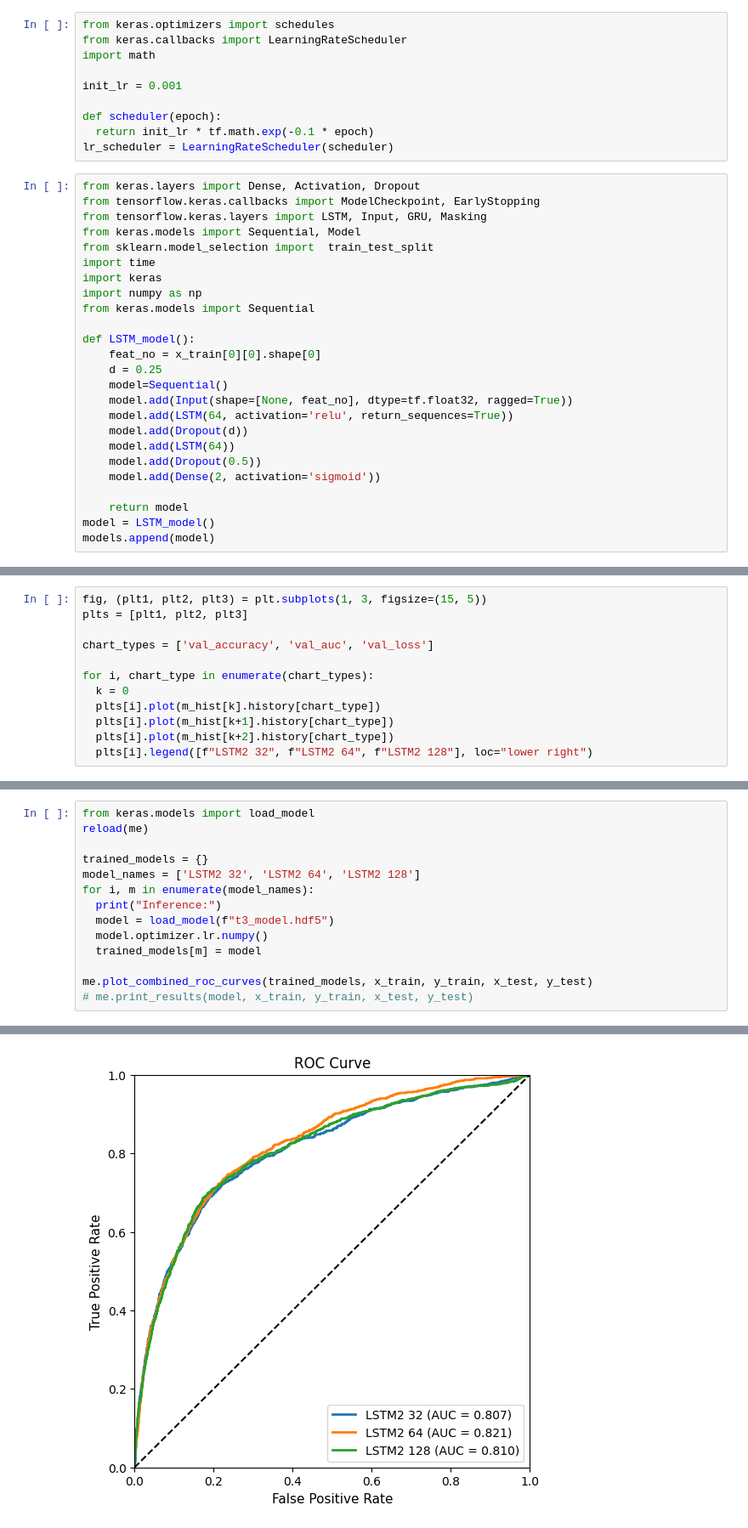
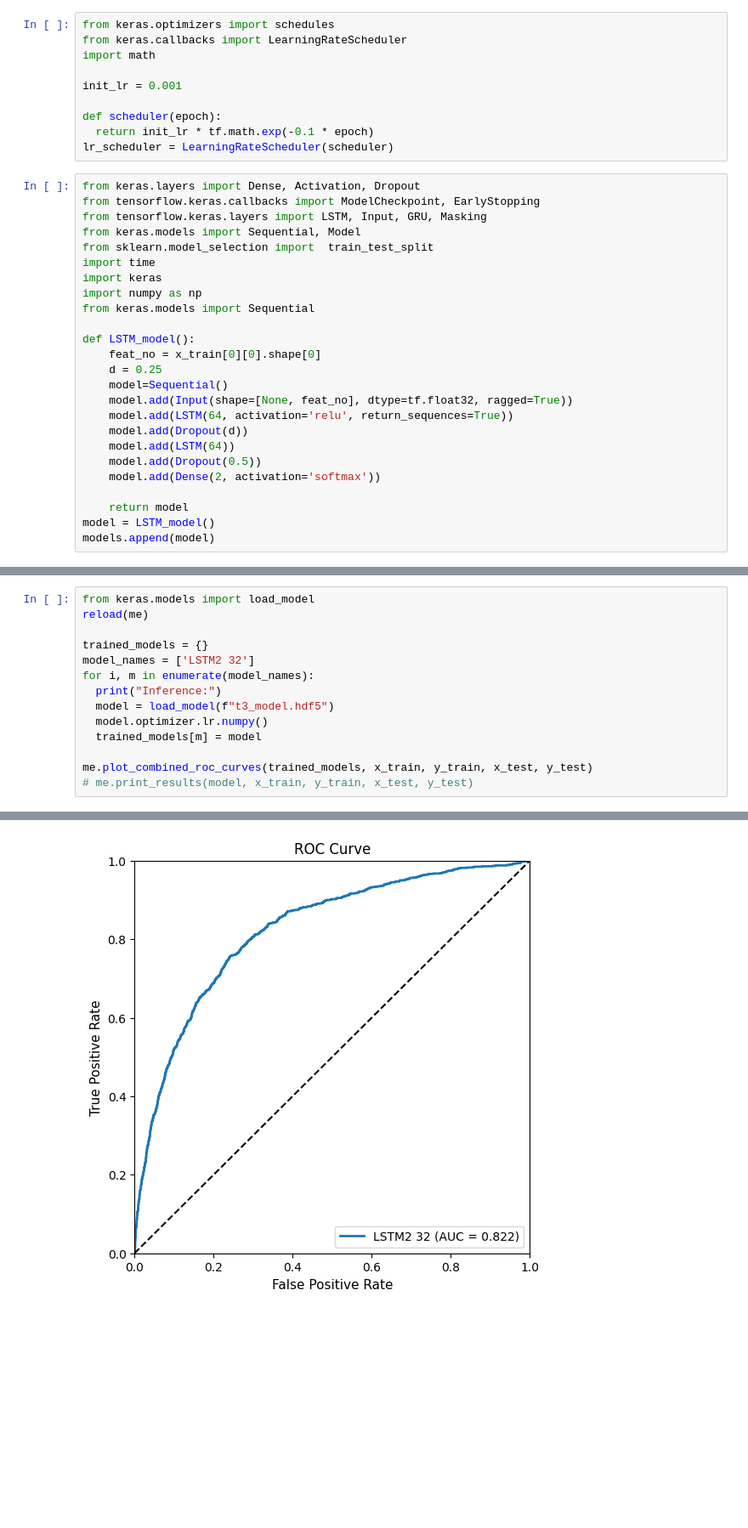
Before and after one commit to 23233408/CAPSTONE, a Jupyter notebook: Kha Huynh/ModelTraining_t3.ipynb, the cells around one changed output, grey strips where cells are left out. Shown at 85% size. Cells and saved outputs as stored; diff of their text form; blank space fills up the shorter version.

Commit message:
final model t3

```diff
--- a/Kha Huynh/ModelTraining_t3.ipynb
+++ b/Kha Huynh/ModelTraining_t3.ipynb
@@ -201,7 +201,7 @@ def LSTM_model():
     model.add(Dropout(d))
     model.add(LSTM(64))
     model.add(Dropout(0.5))
-    model.add(Dense(2, activation='sigmoid'))
+    model.add(Dense(2, activation='softmax'))
 
     return model
 model = LSTM_model()
@@ -301,12 +298,0 @@ for i, _ in enumerate(m_hist):
-# %%
-fig, (plt1, plt2, plt3) = plt.subplots(1, 3, figsize=(15, 5))
-plts = [plt1, plt2, plt3]
-
-chart_types = ['val_accuracy', 'val_auc', 'val_loss']
-
-for i, chart_type in enumerate(chart_types):
-  k = 0
-  plts[i].plot(m_hist[k].history[chart_type])
-  plts[i].plot(m_hist[k+1].history[chart_type])
-  plts[i].plot(m_hist[k+2].history[chart_type])
-  plts[i].legend([f"LSTM2 32", f"LSTM2 64", f"LSTM2 128"], loc="lower right")
@@ -317,7 +301,7 @@ from keras.models import load_model
 reload(me)
 
 trained_models = {}
-model_names = ['LSTM2 32', 'LSTM2 64', 'LSTM2 128']
+model_names = ['LSTM2 32']
 for i, m in enumerate(model_names):
   print("Inference:")
   model = load_model(f"t3_model.hdf5")
@@ -342,2 +318,2 @@ Inference:
-[figure, old version]
+[figure, new version]
 |  | Model | Balanced acc Train | Balanced acc Test | Precision Train | Precision Test | Recall Train | ... |
```
Also changed, not shown: parts of 6 cells of this notebook.
